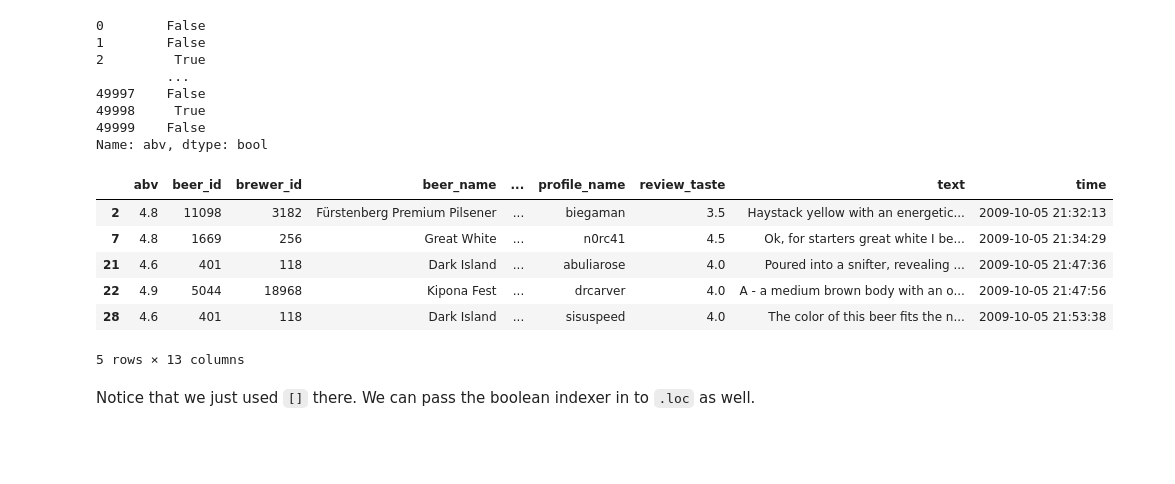
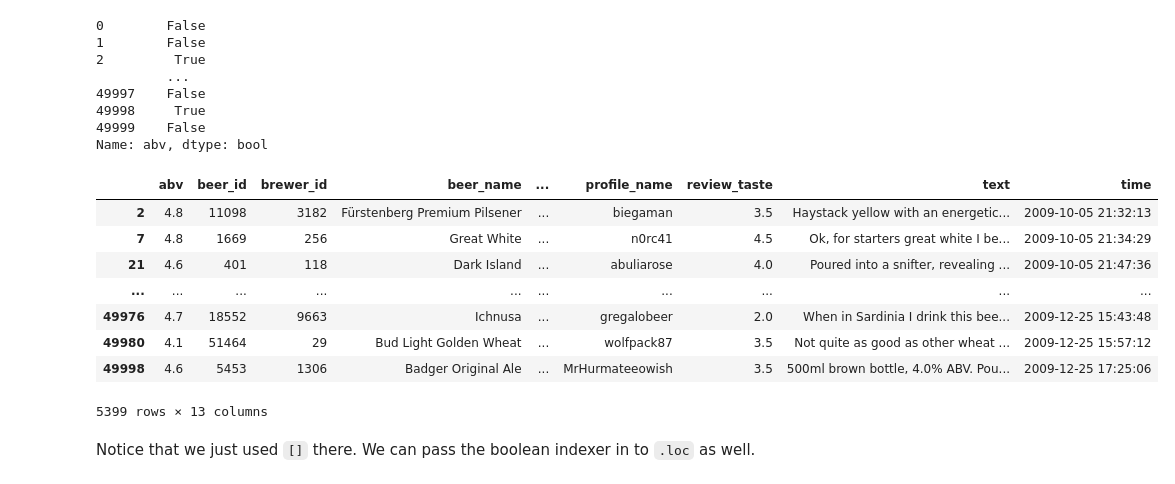
Before and after one commit to jreback/PyDataNYC2015, a Jupyter notebook: tutorial/2. Examining Data.ipynb, the cells around one changed output. Drawn from its saved outputs; the diff is of its cells as text; code cells hidden in the pictures; blank space fills up the shorter version.

```diff
--- a/tutorial/2. Examining Data.ipynb
+++ b/tutorial/2. Examining Data.ipynb
@@ -193,15 +193,17 @@ df.abv < 5
 49999    False
 Name: abv, dtype: bool
 # %%
-df[df.abv < 5].head()
+df[df.abv < 5]
 # %% [output]
 |  | abv | beer_id | brewer_id | beer_name | ... | profile_name | review_taste | text | time |
 | 2 | 4.8 | 11098 | 3182 | Fürstenberg Premium Pilsener | ... | biegaman | 3.5 | Haystack yellow with an energetic... | 2009-10-05 21:32:13 |
 | 7 | 4.8 | 1669 | 256 | Great White | ... | n0rc41 | 4.5 | Ok, for starters great white I be... | 2009-10-05 21:34:29 |
 | 21 | 4.6 | 401 | 118 | Dark Island | ... | abuliarose | 4.0 | Poured into a snifter, revealing ... | 2009-10-05 21:47:36 |
-| 22 | 4.9 | 5044 | 18968 | Kipona Fest | ... | drcarver | 4.0 | A - a medium brown body with an o... | 2009-10-05 21:47:56 |
-| 28 | 4.6 | 401 | 118 | Dark Island | ... | sisuspeed | 4.0 | The color of this beer fits the n... | 2009-10-05 21:53:38 |
+| ... | ... | ... | ... | ... | ... | ... | ... | ... | ... |
+| 49976 | 4.7 | 18552 | 9663 | Ichnusa | ... | gregalobeer | 2.0 | When in Sardinia I drink this bee... | 2009-12-25 15:43:48 |
+| 49980 | 4.1 | 51464 | 29 | Bud Light Golden Wheat | ... | wolfpack87 | 3.5 | Not quite as good as other wheat ... | 2009-12-25 15:57:12 |
+| 49998 | 4.6 | 5453 | 1306 | Badger Original Ale | ... | MrHurmateeowish | 3.5 | 500ml brown bottle, 4.0% ABV. Pou... | 2009-12-25 17:25:06 |
-5 rows × 13 columns
+5399 rows × 13 columns
 # %% [markdown]
 Notice that we just used `[]` there. We can pass the boolean indexer in to `.loc` as well.
 # %%
```
Also changed, not shown: 3 other files.
